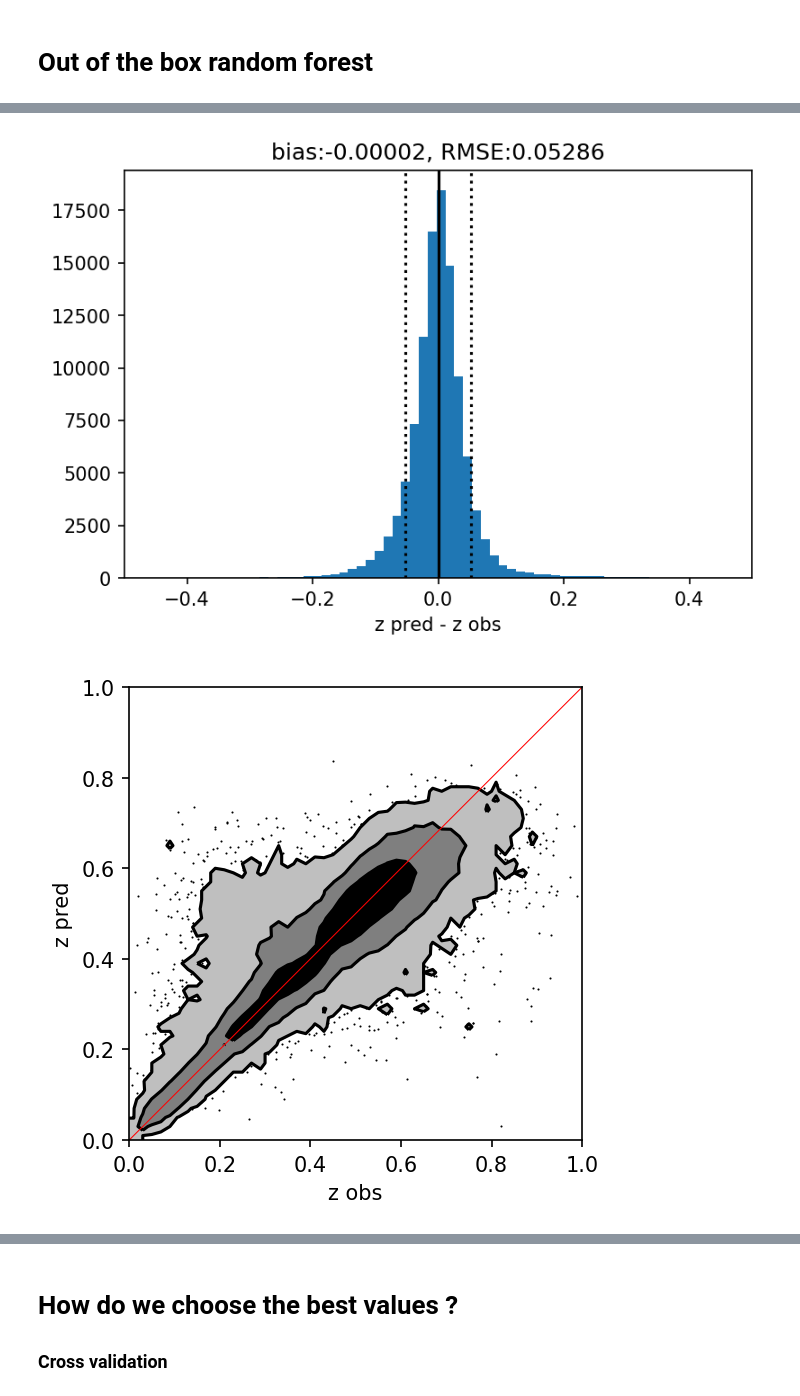
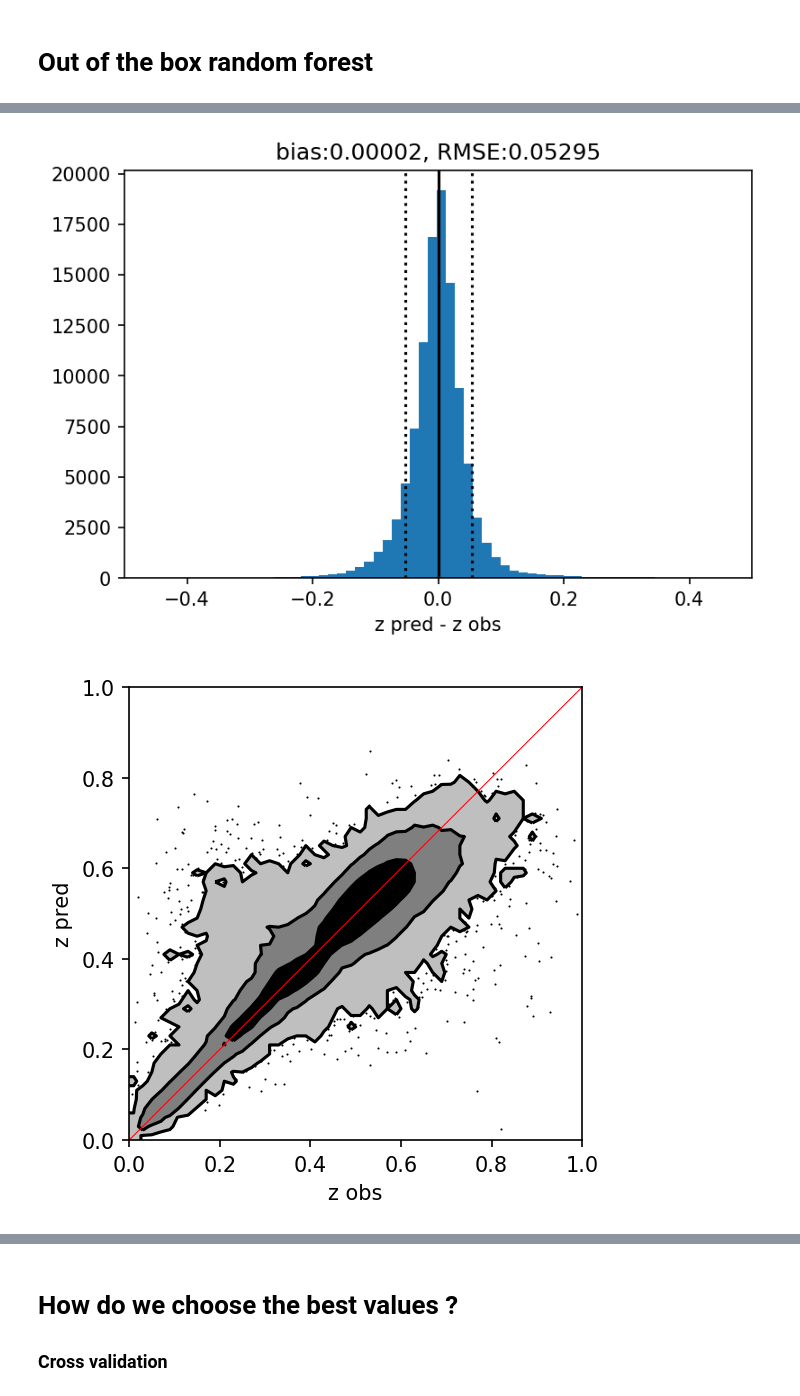
Before and after one commit to PierreGratier/AIISL, a Jupyter notebook: AIISL.ipynb, the cells around one changed output, grey strips where cells are left out. Saved outputs shown, nothing was run; the diff lists cells and outputs as text; code cells hidden in the pictures.

```diff
--- a/AIISL.ipynb
+++ b/AIISL.ipynb
@@ -1,3 +1,9 @@
+# %%
+%matplotlib inline
+%config IPython.matplotlib.backend = "retina"
+from matplotlib import rcParams
+rcParams["figure.dpi"] = 150
+rcParams["savefig.dpi"] = 150
 # %%
 %matplotlib inline
 %config IPython.matplotlib.backend = "retina"
@@ -328,6 +333,7 @@ pl.show()
 # %% [markdown]
 # Out of the box random forest
 # %%
+np.random.seed(1234)
 from sklearn.ensemble import RandomForestRegressor
 rf = RandomForestRegressor(n_jobs=8, random_state=1234)
 
@@ -337,13 +343,14 @@ rf = RandomForestRegressor(n_jobs=8, random_state=1234)
 diff = y_pred-y_test
 bias = np.mean(diff)
 rmse = np.sqrt(np.mean(diff**2))
+rmse_default = rmse.copy()
 
 pl.hist(diff, bins=100)
 pl.axvline(bias,color='k')
-pl.axvline(bias-rmse,color='k',ls=':')
-pl.axvline(bias+rmse,color='k',ls=':')
+pl.axvline(bias-rmse_default,color='k',ls=':')
+pl.axvline(bias+rmse_default,color='k',ls=':')
 pl.xlim([-0.5,0.5])
 pl.xlabel("z pred - z obs")
-pl.title("bias:{:6.5f}, RMSE:{:4.5f}".format(bias, rmse))
+pl.title("bias:{:6.5f}, RMSE:{:4.5f}".format(bias, rmse_default))
 pl.show()
 # %% [output]
@@ -354,4 +361,4 @@ Wall time: 412 ms
-[figure, old version]
+[figure, new version]
 # %%
 fig, ax = pl.subplots()
 hist2d(y_test,y_pred,bins=50,ax=ax,range=[[0,1],[0,1]],levels=[0.68,0.95,0.997],plot_density=False,fill_contours=True,data_kwargs={'alpha':1,'marker':'.'})
@@ -361,4 +368,4 @@ ax.set_xlabel("z obs")
 pl.plot([0,1],[0,1],'r-',lw=0.5)
 pl.show()
 # %% [output]
-[figure, old version]
+[figure, new version]
```
Also changed, not shown: parts of 41 cells of this notebook.
